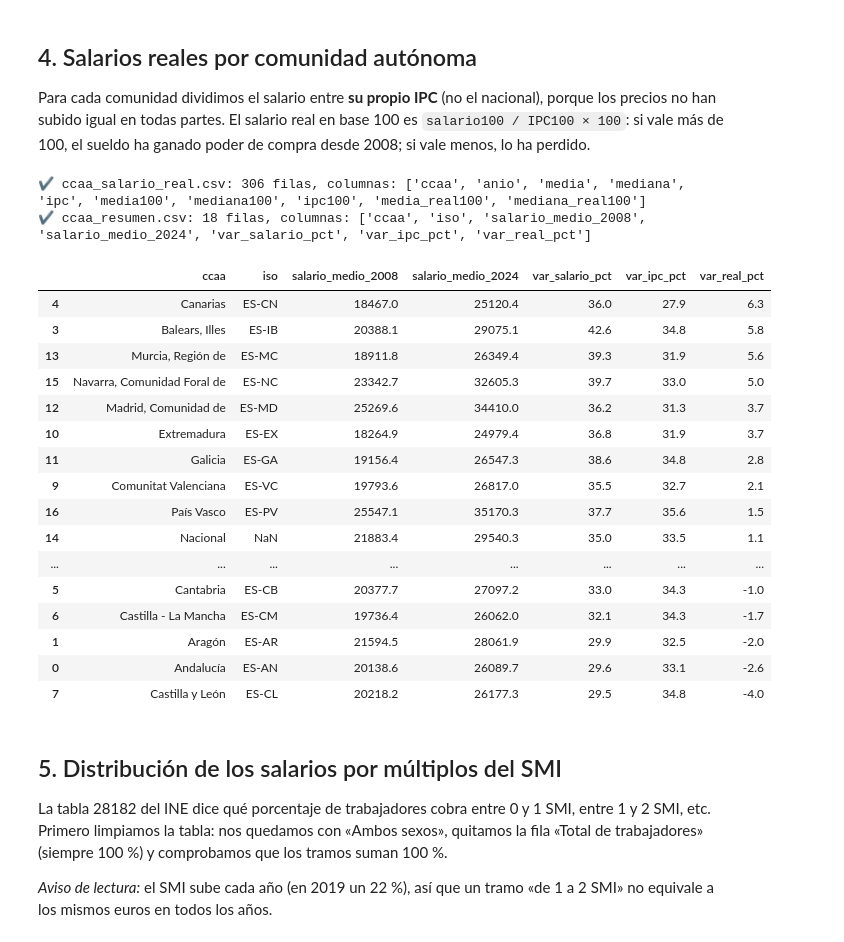
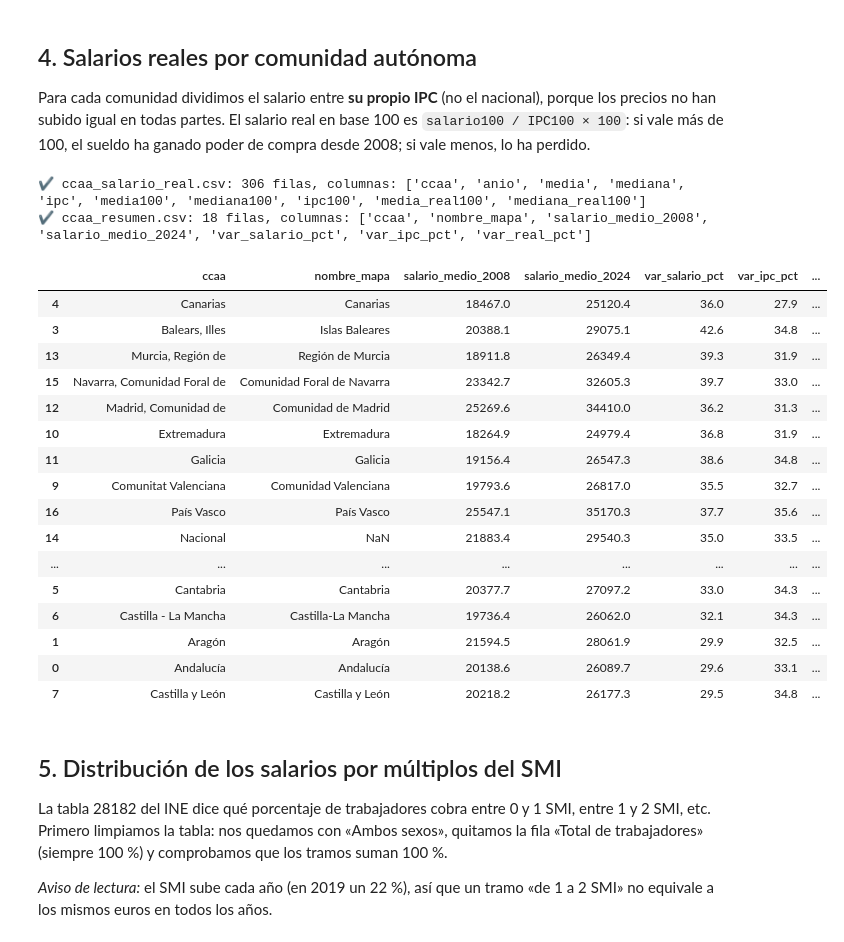
Before and after one commit to sortaria24-max/08MBID_TrabajoPractico, a Jupyter notebook: notebooks/TP_08MBID_preparacion_datos.ipynb, the cells around one changed output. Drawn from its saved outputs; the diff is of its cells as text; code cells hidden in the pictures.

```diff
--- a/notebooks/TP_08MBID_preparacion_datos.ipynb
+++ b/notebooks/TP_08MBID_preparacion_datos.ipynb
@@ -131,50 +131,50 @@ Para cada comunidad dividimos el salario entre **su propio IPC** (no el nacional
 # %%
 c = salarios.merge(ipc_anual, on=["ccaa", "anio"])
 c = c[(c.anio >= 2008) & (c.anio <= 2024)].sort_values(["ccaa", "anio"]).copy()
 base = c[c.anio == 2008].set_index("ccaa")
 for k in ["media", "mediana", "ipc"]:
     c[k + "100"] = 100 * c[k] / c.ccaa.map(base[k])
 c["media_real100"] = 100 * c.media100 / c.ipc100
 c["mediana_real100"] = 100 * c.mediana100 / c.ipc100
 ccaa_salario_real = c[["ccaa", "anio", "media", "mediana", "ipc", "media100", "mediana100", "ipc100",
                        "media_real100", "mediana_real100"]]
 guardar(ccaa_salario_real, "ccaa_salario_real.csv")
 
 u = ccaa_salario_real[ccaa_salario_real.anio == 2024].set_index("ccaa")
 resumen = pd.DataFrame({
     "salario_medio_2008": base.media, "salario_medio_2024": u.media,
     "var_salario_pct": u.media100 - 100, "var_ipc_pct": u.ipc100 - 100,
     "var_real_pct": u.media_real100 - 100,
 }).reset_index().sort_values("var_real_pct", ascending=False)
-# Código ISO de cada comunidad, para que el mapa reconozca las regiones sin depender del nombre
-ISO = {"Andalucía": "ES-AN", "Aragón": "ES-AR", "Asturias, Principado de": "ES-AS", "Balears, Illes": "ES-IB",
-       "Canarias": "ES-CN", "Cantabria": "ES-CB", "Castilla y León": "ES-CL", "Castilla - La Mancha": "ES-CM",
-       "Cataluña": "ES-CT", "Comunitat Valenciana": "ES-VC", "Extremadura": "ES-EX", "Galicia": "ES-GA",
-       "Madrid, Comunidad de": "ES-MD", "Murcia, Región de": "ES-MC", "Navarra, Comunidad Foral de": "ES-NC",
-       "País Vasco": "ES-PV", "Rioja, La": "ES-RI"}
-resumen.insert(1, "iso", resumen.ccaa.map(ISO))
+# Nombre de cada comunidad tal como lo escribe el mapa de Datawrapper (el INE pone, p. ej., "Madrid, Comunidad de")
+NOMBRE_MAPA = {"Balears, Illes": "Islas Baleares", "Murcia, Región de": "Región de Murcia",
+               "Navarra, Comunidad Foral de": "Comunidad Foral de Navarra", "Madrid, Comunidad de": "Comunidad de Madrid",
+               "Comunitat Valenciana": "Comunidad Valenciana", "Rioja, La": "La Rioja",
+               "Asturias, Principado de": "Principado de Asturias", "Castilla - La Mancha": "Castilla-La Mancha"}
+resumen.insert(1, "nombre_mapa", resumen.ccaa.replace(NOMBRE_MAPA))
+resumen.loc[resumen.ccaa == "Nacional", "nombre_mapa"] = None
 guardar(resumen, "ccaa_resumen.csv")
 resumen.round(1)
 # %% [output]
 ✔ ccaa_salario_real.csv: 306 filas, columnas: ['ccaa', 'anio', 'media', 'mediana', 'ipc', 'media100', 'mediana100', 'ipc100', 'media_real100', 'mediana_real100']
-✔ ccaa_resumen.csv: 18 filas, columnas: ['ccaa', 'iso', 'salario_medio_2008', 'salario_medio_2024', 'var_salario_pct', 'var_ipc_pct', 'var_real_pct']
+✔ ccaa_resumen.csv: 18 filas, columnas: ['ccaa', 'nombre_mapa', 'salario_medio_2008', 'salario_medio_2024', 'var_salario_pct', 'var_ipc_pct', 'var_real_pct']
-|  | ccaa | iso | salario_medio_2008 | salario_medio_2024 | var_salario_pct | var_ipc_pct | var_real_pct |
-| 4 | Canarias | ES-CN | 18467.0 | 25120.4 | 36.0 | 27.9 | 6.3 |
-| 3 | Balears, Illes | ES-IB | 20388.1 | 29075.1 | 42.6 | 34.8 | 5.8 |
-| 13 | Murcia, Región de | ES-MC | 18911.8 | 26349.4 | 39.3 | 31.9 | 5.6 |
-| 15 | Navarra, Comunidad Foral de | ES-NC | 23342.7 | 32605.3 | 39.7 | 33.0 | 5.0 |
-| 12 | Madrid, Comunidad de | ES-MD | 25269.6 | 34410.0 | 36.2 | 31.3 | 3.7 |
-| 10 | Extremadura | ES-EX | 18264.9 | 24979.4 | 36.8 | 31.9 | 3.7 |
-| 11 | Galicia | ES-GA | 19156.4 | 26547.3 | 38.6 | 34.8 | 2.8 |
-| 9 | Comunitat Valenciana | ES-VC | 19793.6 | 26817.0 | 35.5 | 32.7 | 2.1 |
-| 16 | País Vasco | ES-PV | 25547.1 | 35170.3 | 37.7 | 35.6 | 1.5 |
-| 14 | Nacional | NaN | 21883.4 | 29540.3 | 35.0 | 33.5 | 1.1 |
+|  | ccaa | nombre_mapa | salario_medio_2008 | salario_medio_2024 | var_salario_pct | var_ipc_pct | ... |
+| 4 | Canarias | Canarias | 18467.0 | 25120.4 | 36.0 | 27.9 | ... |
+| 3 | Balears, Illes | Islas Baleares | 20388.1 | 29075.1 | 42.6 | 34.8 | ... |
+| 13 | Murcia, Región de | Región de Murcia | 18911.8 | 26349.4 | 39.3 | 31.9 | ... |
+| 15 | Navarra, Comunidad Foral de | Comunidad Foral de Navarra | 23342.7 | 32605.3 | 39.7 | 33.0 | ... |
+| 12 | Madrid, Comunidad de | Comunidad de Madrid | 25269.6 | 34410.0 | 36.2 | 31.3 | ... |
+| 10 | Extremadura | Extremadura | 18264.9 | 24979.4 | 36.8 | 31.9 | ... |
+| 11 | Galicia | Galicia | 19156.4 | 26547.3 | 38.6 | 34.8 | ... |
+| 9 | Comunitat Valenciana | Comunidad Valenciana | 19793.6 | 26817.0 | 35.5 | 32.7 | ... |
+| 16 | País Vasco | País Vasco | 25547.1 | 35170.3 | 37.7 | 35.6 | ... |
+| 14 | Nacional | NaN | 21883.4 | 29540.3 | 35.0 | 33.5 | ... |
 | ... | ... | ... | ... | ... | ... | ... | ... |
-| 5 | Cantabria | ES-CB | 20377.7 | 27097.2 | 33.0 | 34.3 | -1.0 |
-| 6 | Castilla - La Mancha | ES-CM | 19736.4 | 26062.0 | 32.1 | 34.3 | -1.7 |
-| 1 | Aragón | ES-AR | 21594.5 | 28061.9 | 29.9 | 32.5 | -2.0 |
-| 0 | Andalucía | ES-AN | 20138.6 | 26089.7 | 29.6 | 33.1 | -2.6 |
-| 7 | Castilla y León | ES-CL | 20218.2 | 26177.3 | 29.5 | 34.8 | -4.0 |
+| 5 | Cantabria | Cantabria | 20377.7 | 27097.2 | 33.0 | 34.3 | ... |
+| 6 | Castilla - La Mancha | Castilla-La Mancha | 19736.4 | 26062.0 | 32.1 | 34.3 | ... |
+| 1 | Aragón | Aragón | 21594.5 | 28061.9 | 29.9 | 32.5 | ... |
+| 0 | Andalucía | Andalucía | 20138.6 | 26089.7 | 29.6 | 33.1 | ... |
+| 7 | Castilla y León | Castilla y León | 20218.2 | 26177.3 | 29.5 | 34.8 | ... |
 # %% [markdown]
 ## 5. Distribución de los salarios por múltiplos del SMI
 La tabla 28182 del INE dice qué porcentaje de trabajadores cobra entre 0 y 1 SMI, entre 1 y 2 SMI, etc. Primero limpiamos la tabla: nos quedamos con «Ambos sexos», quitamos la fila «Total de trabajadores» (siempre 100 %) y comprobamos que los tramos suman 100 %.
```
